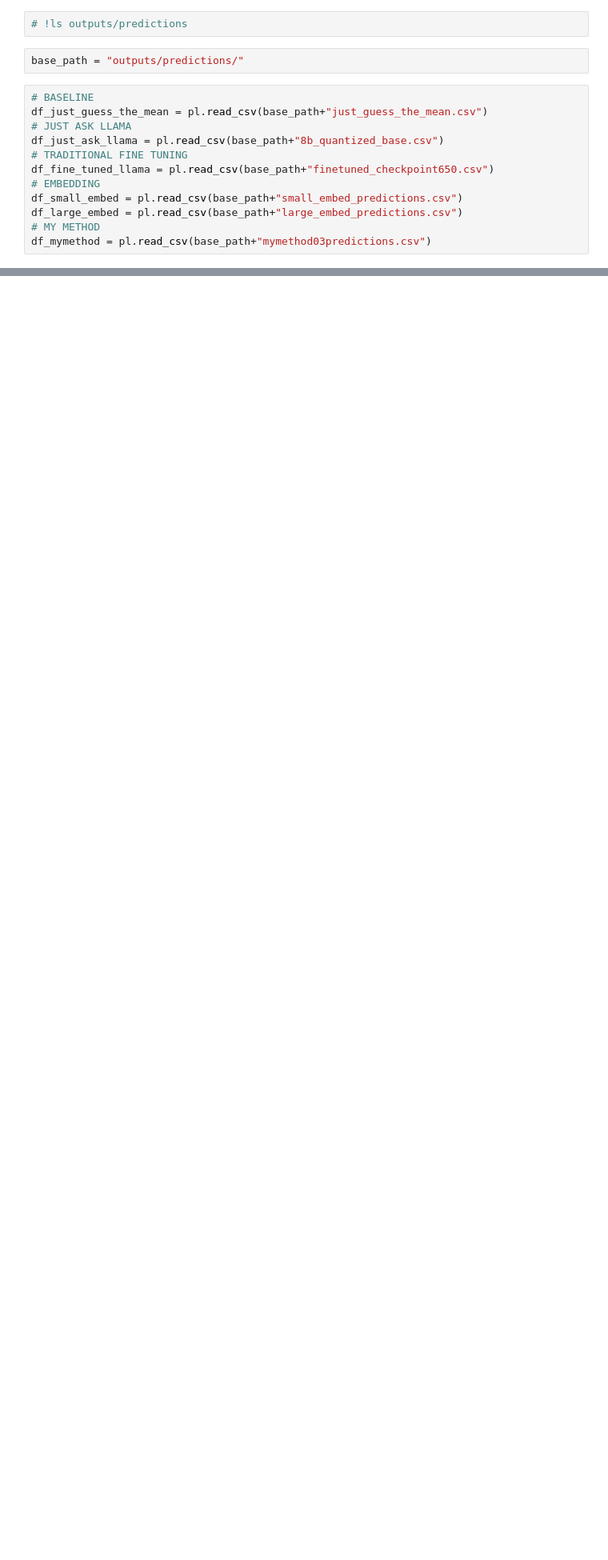
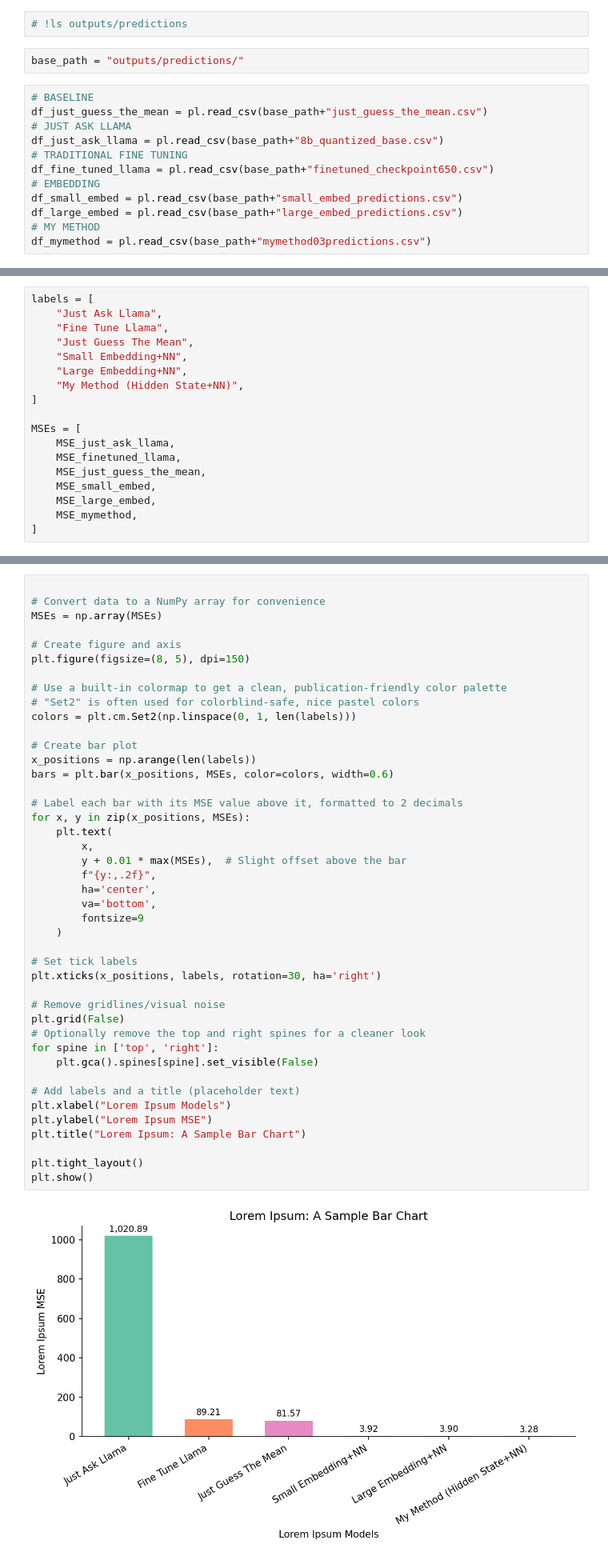
Before and after one commit to richardarcher1/essay_grader, a Jupyter notebook: main.ipynb, the cells around one changed output, grey strips where cells are left out. Shown: that part at 80% size. Cells and saved outputs as stored; diff of their text form; blank space fills up the shorter version.

```diff
--- a/main.ipynb
+++ b/main.ipynb
@@ -91,0 +40,18 @@ plt.hist(b)
+# %%
+labels = [
+    "Just Ask Llama",
+    "Fine Tune Llama",
+    "Just Guess The Mean",
+    "Small Embedding+NN",
+    "Large Embedding+NN",
+    "My Method (Hidden State+NN)",
+]
+
+MSEs = [
+    MSE_just_ask_llama,
+    MSE_finetuned_llama,
+    MSE_just_guess_the_mean,
+    MSE_small_embed,
+    MSE_large_embed,
+    MSE_mymethod,
+]
@@ -91,0 +67,45 @@ plt.hist(b)
+# %%
+
+# Convert data to a NumPy array for convenience
+MSEs = np.array(MSEs)
+
+# Create figure and axis
+plt.figure(figsize=(8, 5), dpi=150)
+
+# Use a built-in colormap to get a clean, publication-friendly color palette
+# "Set2" is often used for colorblind-safe, nice pastel colors
+colors = plt.cm.Set2(np.linspace(0, 1, len(labels)))
+
+# Create bar plot
+x_positions = np.arange(len(labels))
+bars = plt.bar(x_positions, MSEs, color=colors, width=0.6)
+
+# Label each bar with its MSE value above it, formatted to 2 decimals
+for x, y in zip(x_positions, MSEs):
+    plt.text(
+        x,
+        y + 0.01 * max(MSEs),  # Slight offset above the bar
+        f"{y:,.2f}",
+        ha='center',
+        va='bottom',
+        fontsize=9
+    )
+
+# Set tick labels
+plt.xticks(x_positions, labels, rotation=30, ha='right')
+
+# Remove gridlines/visual noise
+plt.grid(False)
+# Optionally remove the top and right spines for a cleaner look
+for spine in ['top', 'right']:
+    plt.gca().spines[spine].set_visible(False)
+
+# Add labels and a title (placeholder text)
+plt.xlabel("Lorem Ipsum Models")
+plt.ylabel("Lorem Ipsum MSE")
+plt.title("Lorem Ipsum: A Sample Bar Chart")
+
+plt.tight_layout()
+plt.show()
+# %% [output]
+[figure, added]
```
Also changed, not shown: parts of 10 cells of this notebook.
